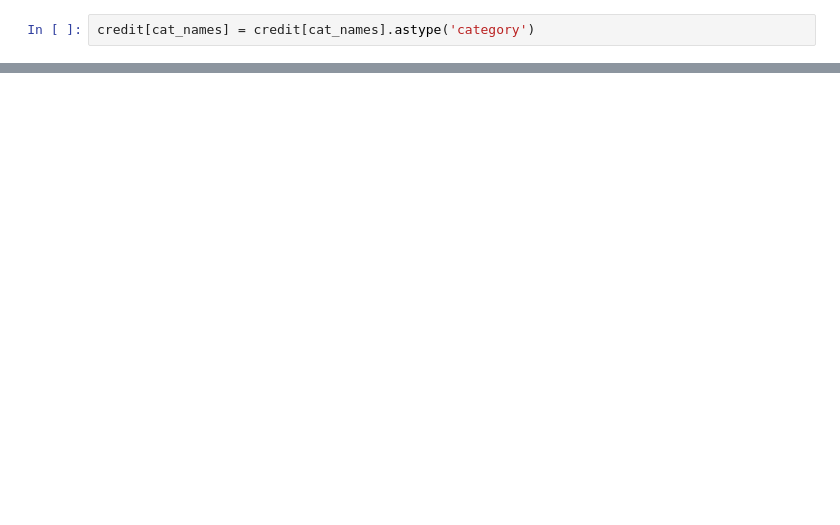
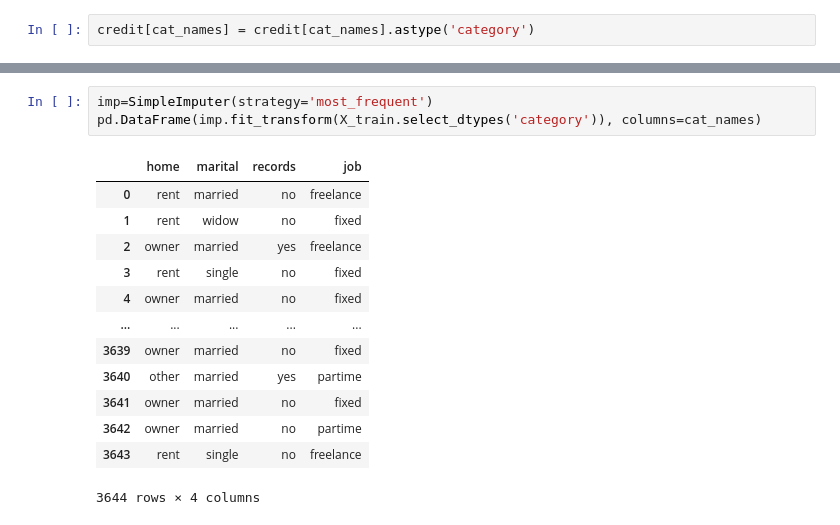
Before and after one commit to MathGuim/tcc, a Jupyter notebook: notebooks/sklearn.ipynb, the cells around one changed output, grey strips where cells are left out. Cells and saved outputs as stored; diff of their text form; blank space fills up the shorter version.

```diff
--- a/notebooks/sklearn.ipynb
+++ b/notebooks/sklearn.ipynb
@@ -113,0 +149,17 @@ TargetEncoder(cols=['home', 'marital', 'records', 'job']).fit_transform(X, y)
+# %%
+imp=SimpleImputer(strategy='most_frequent')
+pd.DataFrame(imp.fit_transform(X_train.select_dtypes('category')), columns=cat_names)
+# %% [output]
+|  | home | marital | records | job |
+| 0 | rent | married | no | freelance |
+| 1 | rent | widow | no | fixed |
+| 2 | owner | married | yes | freelance |
+| 3 | rent | single | no | fixed |
+| 4 | owner | married | no | fixed |
+| ... | ... | ... | ... | ... |
+| 3639 | owner | married | no | fixed |
+| 3640 | other | married | yes | partime |
+| 3641 | owner | married | no | fixed |
+| 3642 | owner | married | no | partime |
+| 3643 | rent | single | no | freelance |
+3644 rows × 4 columns
```
Also changed, not shown: parts of 20 cells of this notebook, 4 other files.
